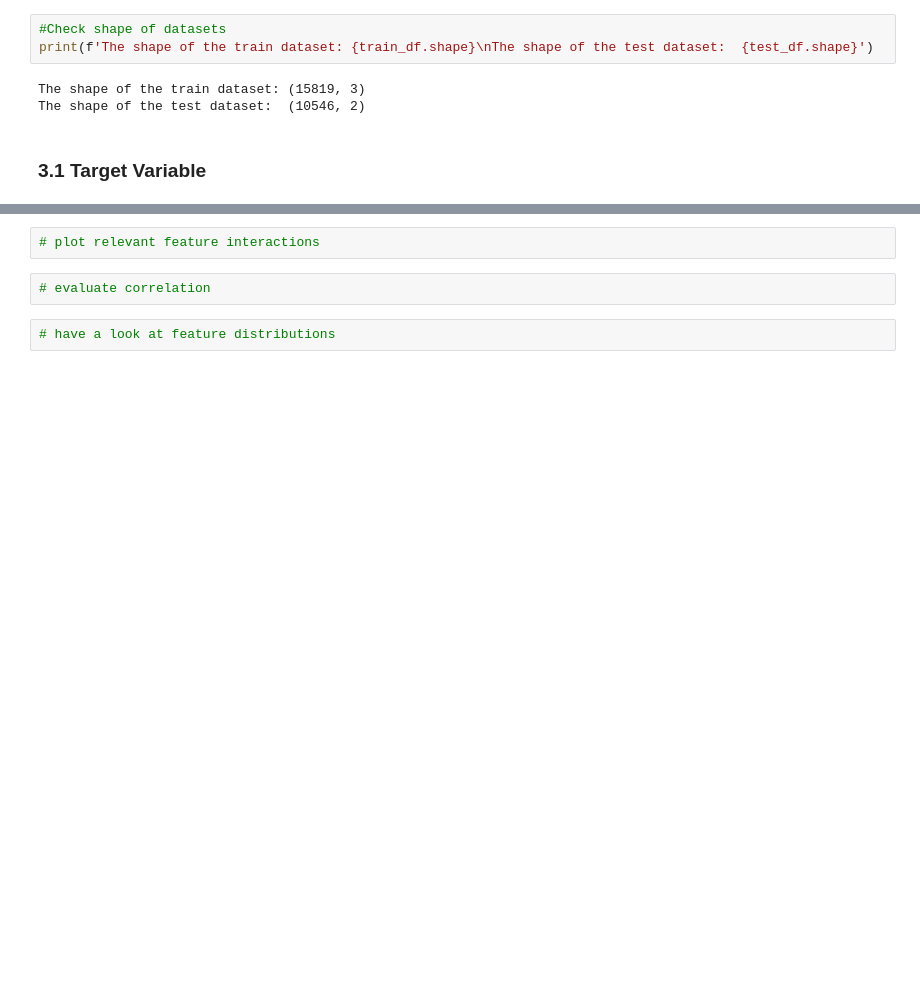
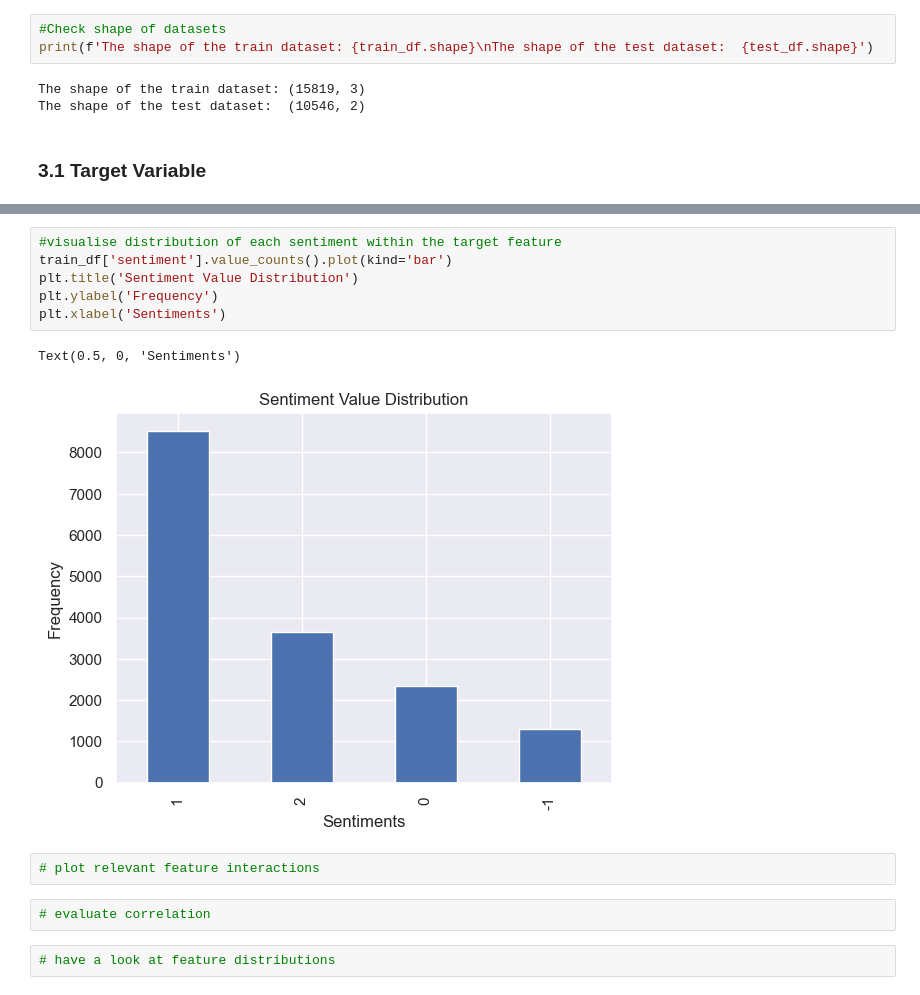
Before and after one commit to ObengKojo23/2207ACDS_TEAM_CW2, a Jupyter notebook: notebooks/twitter_sentiment_classification_notebook.ipynb, the cells around one changed output, grey strips where cells are left out. Saved outputs shown, nothing was run; the diff lists cells and outputs as text; blank space fills up the shorter version.

Commit message:
added an image for eda in image folder

```diff
--- a/notebooks/twitter_sentiment_classification_notebook.ipynb
+++ b/notebooks/twitter_sentiment_classification_notebook.ipynb
@@ -138,3 +150,12 @@ array([ 1,  2,  0, -1], dtype=int64)
+# %%
+#visualise distribution of each sentiment within the target feature
+train_df['sentiment'].value_counts().plot(kind='bar')
+plt.title('Sentiment Value Distribution')
+plt.ylabel('Frequency')
+plt.xlabel('Sentiments')
+# %% [output]
+Text(0.5, 0, 'Sentiments')
+[figure, added]
 # %%
 # plot relevant feature interactions
 # %%
```
Also changed, not shown: parts of 3 cells of this notebook, 1 other file.
